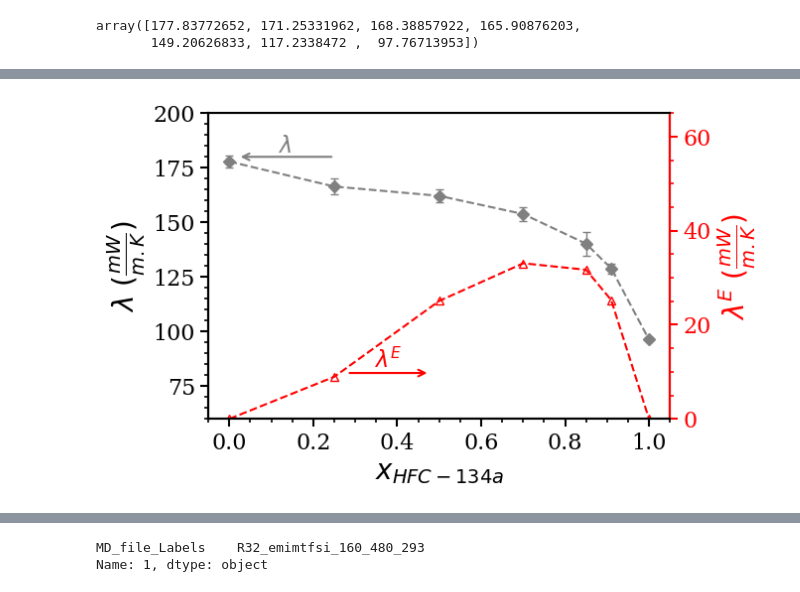
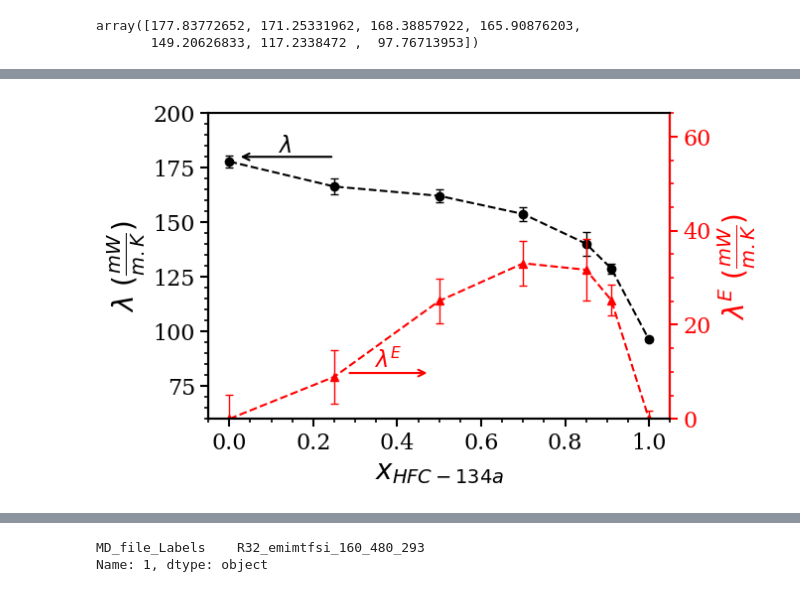
Before and after one commit to MaginnGroup/TC_Structure_ILHFC, a Jupyter notebook: Jupyter_Notebooks_and_DataSheet_Final_Plots/TC_Exp_MD_HFD.ipynb, the cells around one changed output, grey strips where cells are left out. Saved outputs shown, nothing was run; the diff lists cells and outputs as text; code cells hidden in the pictures.

```diff
--- a/Jupyter_Notebooks_and_DataSheet_Final_Plots/TC_Exp_MD_HFD.ipynb
+++ b/Jupyter_Notebooks_and_DataSheet_Final_Plots/TC_Exp_MD_HFD.ipynb
@@ -71,3 +71,13 @@ array([177.83772652, 171.25331962, 168.38857922, 165.90876203,
 def compute_excessTC(x_comp, TC_mix, TC_pureIL, TC_pureHFC):
     excessTC = TC_mix - (x_comp*TC_pureHFC + (1-x_comp)*TC_pureIL)
     return excessTC
+
+
+def compute_excessTC_volfrac_error(x_comp, TC_pureIL, TC_pureHFC, err_x_comp, err_TC_mix, err_TC_pureIL, err_TC_pureHFC):
+    err_excess_TC = err_TC_mix + np.abs(TC_pureIL - TC_pureHFC)*err_x_comp + x_comp*err_TC_pureHFC + np.abs(1-x_comp)*err_TC_pureIL
+    return err_excess_TC
+
+
+def compute_excessTC_molfrac_error(x_comp, TC_pureIL, TC_pureHFC, err_TC_mix, err_TC_pureIL, err_TC_pureHFC):
+    err_excess_TC = err_TC_mix + x_comp*err_TC_pureHFC + np.abs(1-x_comp)*err_TC_pureIL
+    return err_excess_TC
@@ -445,9 +664,10 @@ plt.rcParams.update({
 fig, ax1 = plt.subplots(figsize=(6, 4))
 
 MD_excessTC_R134a_mol = compute_excessTC(MD_TC_comp_R134a, MD_TC_val_R134a, MD_TC_val_R134a[0], MD_TC_val_R134a[-1])
+MD_excessTC_R134a_mol_err = compute_excessTC_molfrac_error(MD_TC_comp_R134a, MD_TC_val_R134a[0], MD_TC_val_R134a[-1], \
+                                                            MD_TC_err_R134a, MD_TC_err_R134a[0], MD_TC_err_R134a[-1])
 
-
-line1 = ax1.errorbar(MD_TC_comp_R134a, MD_TC_val_R134a, yerr = MD_TC_err_R134a, fmt='D--', ecolor = 'gray', color='gray', elinewidth=1, capsize=3) #fmt='o',
+line1 = ax1.errorbar(MD_TC_comp_R134a, MD_TC_val_R134a, yerr = MD_TC_err_R134a, fmt='o--', ecolor = 'black', color='black', elinewidth=1, capsize=3) #fmt='o',
 
 ax1.minorticks_on()
 
@@ -467,7 +687,7 @@ ax1.annotate(
     '',                           # arrow
     xy=(0.02, 180),               # arrow head (near the left axis)
     xytext=(0.25, 180),           # arrow tail (toward the curve)
-    arrowprops=dict(arrowstyle='->', lw=1.5, color='gray')
+    arrowprops=dict(arrowstyle='->', lw=1.5, color='black')
 )
 
 ax1.text(
@@ -476,15 +696,15 @@ ax1.text(
     ha='center',
     va='bottom',
     fontsize=16,
-    color='gray'
+    color='black'
 )
 
 
 ax2 = ax1.twinx()
 
-line2, = ax2.plot(MD_TC_comp_R134a, MD_excessTC_R134a_mol, ls='--' , color='red', marker="^", markerfacecolor='none', markeredgecolor='red') #fmt='o',
+#line2, = ax2.plot(MD_TC_comp_R134a, MD_excessTC_R134a_mol, ls='--' , color='red', marker="^", markerfacecolor='none', markeredgecolor='red') #fmt='o',
 #ax.legend(bbox_to_anchor=(0, 1.02, 1, 0.2), loc="lower left", mode="expand", ncol=3, fontsize=12.5)
-
+line2 = ax2.errorbar(MD_TC_comp_R134a, MD_excessTC_R134a_mol, yerr = MD_excessTC_R134a_mol_err, fmt='^--', ecolor = 'red', color='red', elinewidth=1, capsize=3)
 
 
 ax2.minorticks_on()
@@ -496,31 +716,31 @@ ax2.tick_params(axis='y', which='major',
 ax2.tick_params(axis='y', which='minor',
                 length=3, width=1.2,
                 colors='red')
 ax2.spines['right'].set_color('red')
 ax2.set_ylim(0, 65)
 
 
 
 ax2.annotate(
     '',
     xy=(0.48, 0.15),
     xytext=(0.30, 0.15),
     xycoords='axes fraction',
     textcoords='axes fraction',
     arrowprops=dict(arrowstyle='->', lw=1.5, color='red')
 )
 
 ax2.text(
     0.39, 0.15,
     r'$\lambda^E$',
     transform=ax2.transAxes,
     ha='center',
     va='bottom',
     fontsize=16,
     color='red'
 )
 
 
 plt.savefig("TC_vs_molfrac_R134a_MD_New_TCexcess", dpi=300, bbox_inches='tight')
 # %% [output]
-[figure, old version]
+[figure, new version]
```
Also changed, not shown: parts of 12 cells of this notebook, 2 other files.
